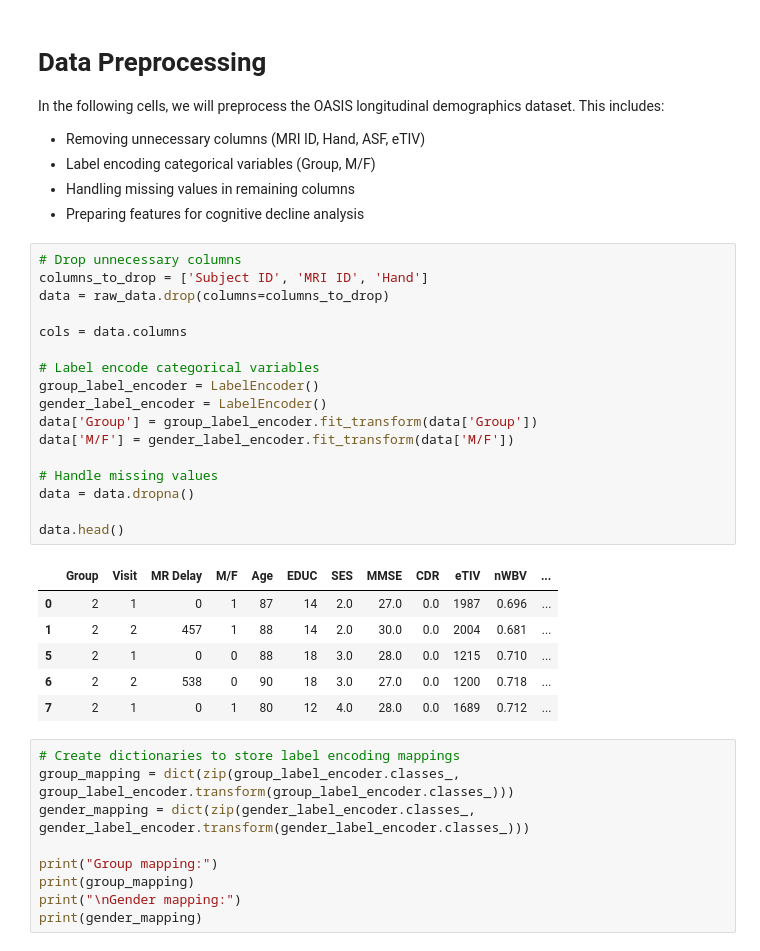
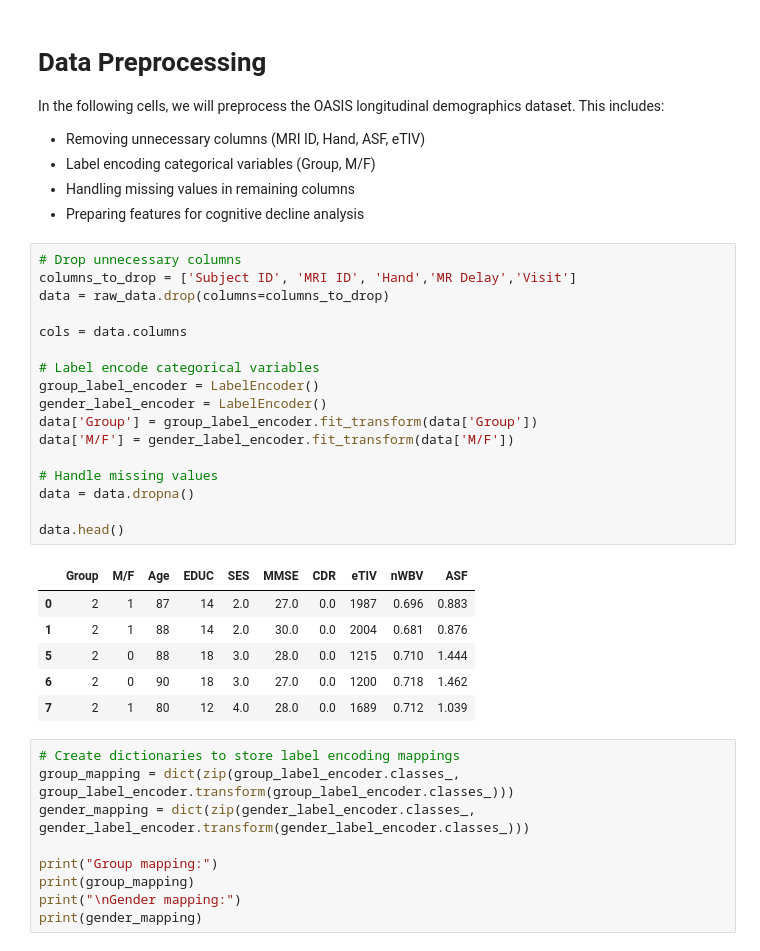
Before and after one commit to RohitBhandarkar/Hybrid-Machine-Learning-Model-for-Early-Detection-of-Alzheimer-s-Disease, a Jupyter notebook: sequential_data_analysis/sequential_data_analysis.ipynb, the cells around one changed output. Drawn from its saved outputs; the diff is of its cells as text.

```diff
--- a/sequential_data_analysis/sequential_data_analysis.ipynb
+++ b/sequential_data_analysis/sequential_data_analysis.ipynb
@@ -56,28 +56,28 @@ In the following cells, we will preprocess the OASIS longitudinal demographics d
  - Preparing features for cognitive decline analysis
 # %%
 # Drop unnecessary columns
-columns_to_drop = ['Subject ID', 'MRI ID', 'Hand']
+columns_to_drop = ['Subject ID', 'MRI ID', 'Hand','MR Delay','Visit']
 data = raw_data.drop(columns=columns_to_drop)
 
 cols = data.columns
 
 # Label encode categorical variables
 group_label_encoder = LabelEncoder()
 gender_label_encoder = LabelEncoder()
 data['Group'] = group_label_encoder.fit_transform(data['Group'])
 data['M/F'] = gender_label_encoder.fit_transform(data['M/F'])
 
 # Handle missing values
 data = data.dropna()
 
 data.head()
 # %% [output]
-|  | Group | Visit | MR Delay | M/F | Age | EDUC | SES | MMSE | CDR | eTIV | nWBV | ... |
-| 0 | 2 | 1 | 0 | 1 | 87 | 14 | 2.0 | 27.0 | 0.0 | 1987 | 0.696 | ... |
-| 1 | 2 | 2 | 457 | 1 | 88 | 14 | 2.0 | 30.0 | 0.0 | 2004 | 0.681 | ... |
-| 5 | 2 | 1 | 0 | 0 | 88 | 18 | 3.0 | 28.0 | 0.0 | 1215 | 0.710 | ... |
-| 6 | 2 | 2 | 538 | 0 | 90 | 18 | 3.0 | 27.0 | 0.0 | 1200 | 0.718 | ... |
-| 7 | 2 | 1 | 0 | 1 | 80 | 12 | 4.0 | 28.0 | 0.0 | 1689 | 0.712 | ... |
+|  | Group | M/F | Age | EDUC | SES | MMSE | CDR | eTIV | nWBV | ASF |
+| 0 | 2 | 1 | 87 | 14 | 2.0 | 27.0 | 0.0 | 1987 | 0.696 | 0.883 |
+| 1 | 2 | 1 | 88 | 14 | 2.0 | 30.0 | 0.0 | 2004 | 0.681 | 0.876 |
+| 5 | 2 | 0 | 88 | 18 | 3.0 | 28.0 | 0.0 | 1215 | 0.710 | 1.444 |
+| 6 | 2 | 0 | 90 | 18 | 3.0 | 27.0 | 0.0 | 1200 | 0.718 | 1.462 |
+| 7 | 2 | 1 | 80 | 12 | 4.0 | 28.0 | 0.0 | 1689 | 0.712 | 1.039 |
 # %%
 # Create dictionaries to store label encoding mappings
 group_mapping = dict(zip(group_label_encoder.classes_, group_label_encoder.transform(group_label_encoder.classes_)))
```
Also changed, not shown: parts of 6 cells of this notebook, 20 other files.
